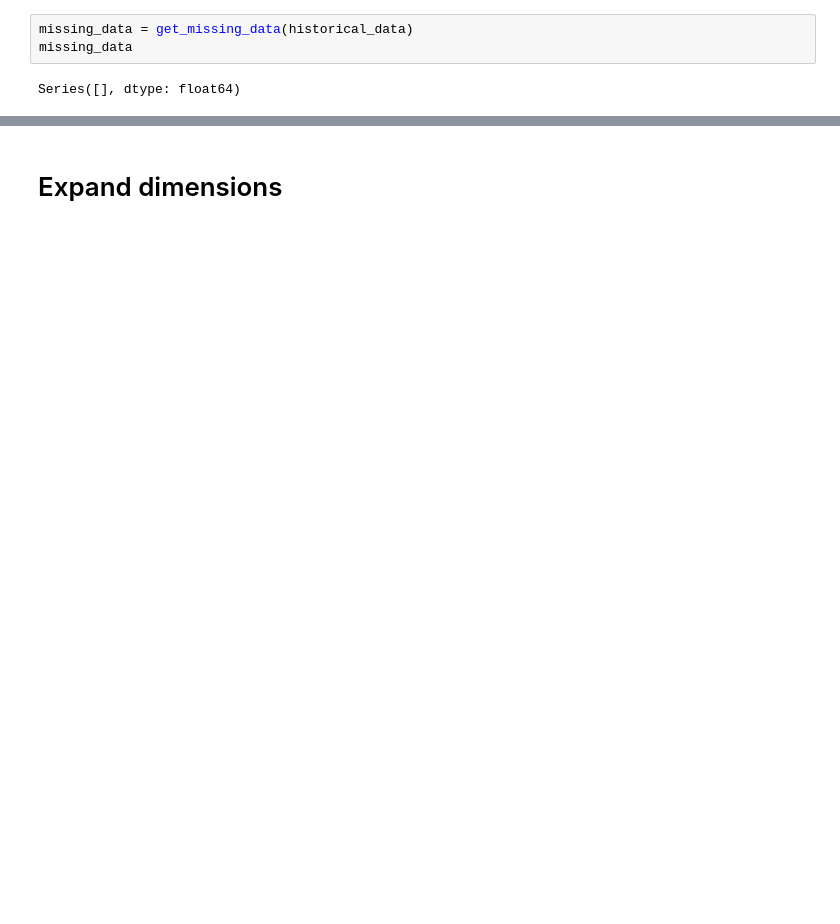
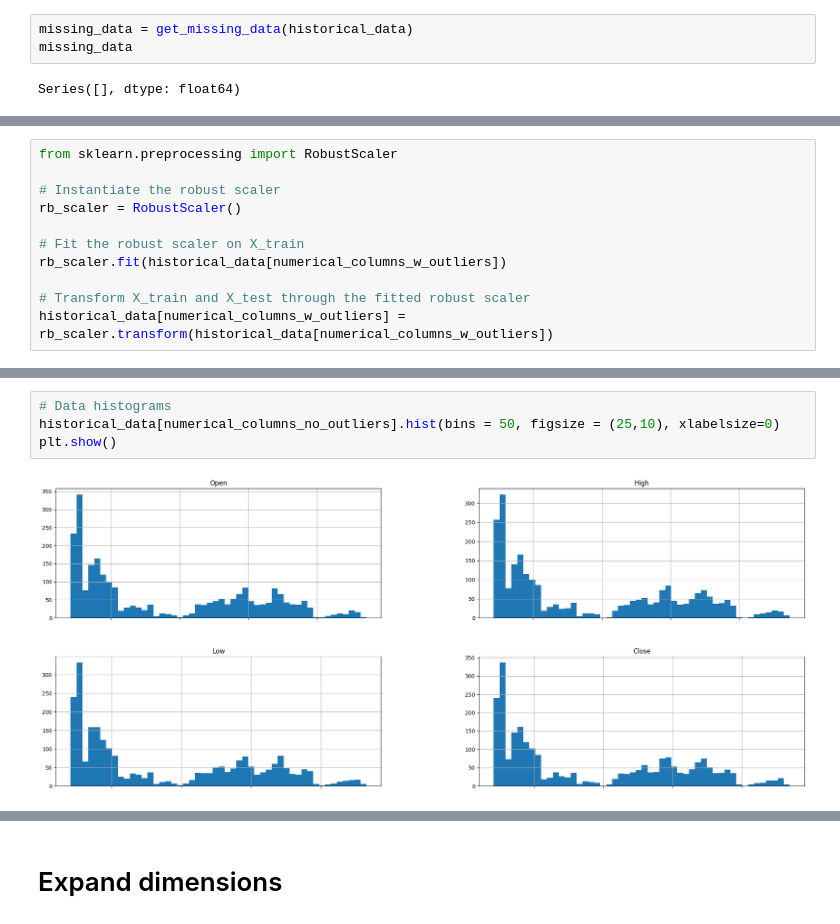
Before and after one commit to thcarole1/EDA_MSCI_WORLD_CW8, a Jupyter notebook: notebooks/01_Data_exploration_EDA_MSCI_WORLD_CW8.ipynb, the cells around one changed output, grey strips where cells are left out. Drawn from its saved outputs; the diff is of its cells as text; blank space fills up the shorter version.

```diff
--- a/notebooks/01_Data_exploration_EDA_MSCI_WORLD_CW8.ipynb
+++ b/notebooks/01_Data_exploration_EDA_MSCI_WORLD_CW8.ipynb
@@ -410,0 +494,11 @@ historical_data
+# %%
+from sklearn.preprocessing import RobustScaler
+
+# Instantiate the robust scaler
+rb_scaler = RobustScaler()
+
+# Fit the robust scaler on X_train
+rb_scaler.fit(historical_data[numerical_columns_w_outliers])
+
+# Transform X_train and X_test through the fitted robust scaler
+historical_data[numerical_columns_w_outliers] = rb_scaler.transform(historical_data[numerical_columns_w_outliers])
@@ -410,0 +519,6 @@ historical_data
+# %%
+# Data histograms
+historical_data[numerical_columns_no_outliers].hist(bins = 50, figsize = (25,10), xlabelsize=0)
+plt.show()
+# %% [output]
+[figure, added]
```
Also changed, not shown: parts of 86 cells of this notebook.
